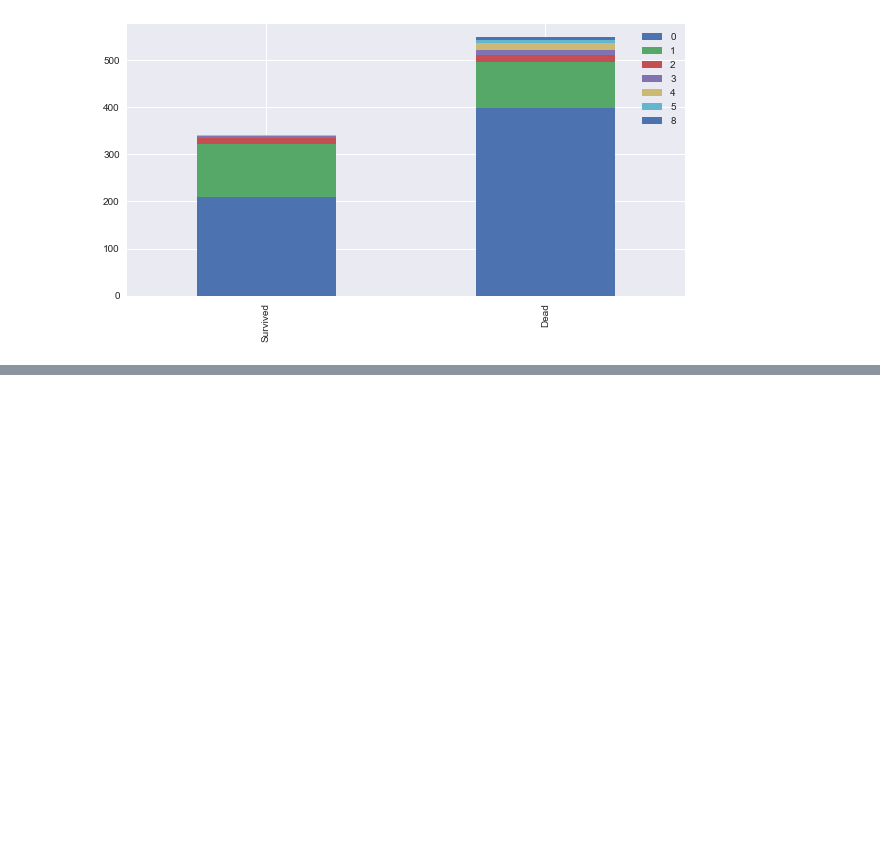
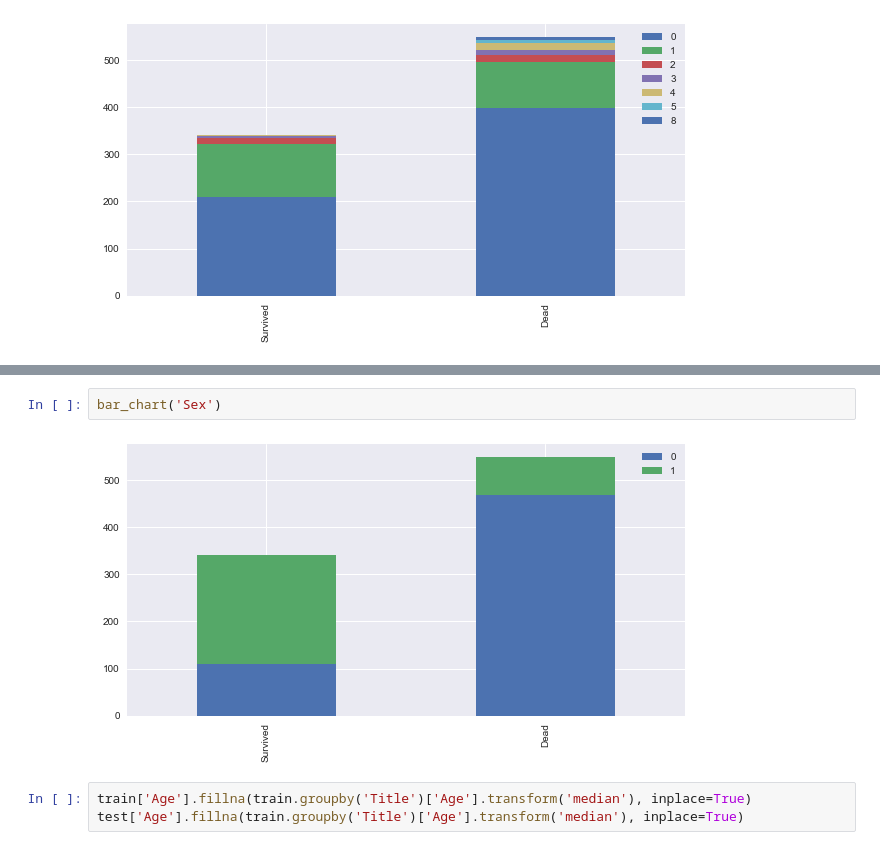
Before and after one commit to kincheng/pythonexercises, a Jupyter notebook: machine_learning/kaggle/titianic/Titanic practice.ipynb, the cells around one changed output, grey strips where cells are left out. Cells and saved outputs as stored; diff of their text form; blank space fills up the shorter version.

```diff
--- a/machine_learning/kaggle/titianic/Titanic practice.ipynb
+++ b/machine_learning/kaggle/titianic/Titanic practice.ipynb
@@ -117,0 +171,7 @@ bar_chart('SibSp')
+# %%
+bar_chart('Sex')
+# %% [output]
+[figure, added]
+# %%
+train['Age'].fillna(train.groupby('Title')['Age'].transform('median'), inplace=True)
+test['Age'].fillna(train.groupby('Title')['Age'].transform('median'), inplace=True)
```
Also changed, not shown: parts of 24 cells of this notebook.
